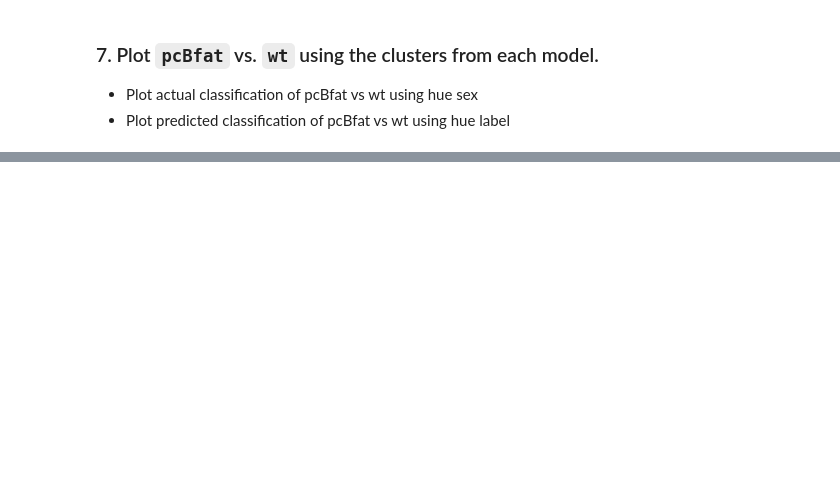
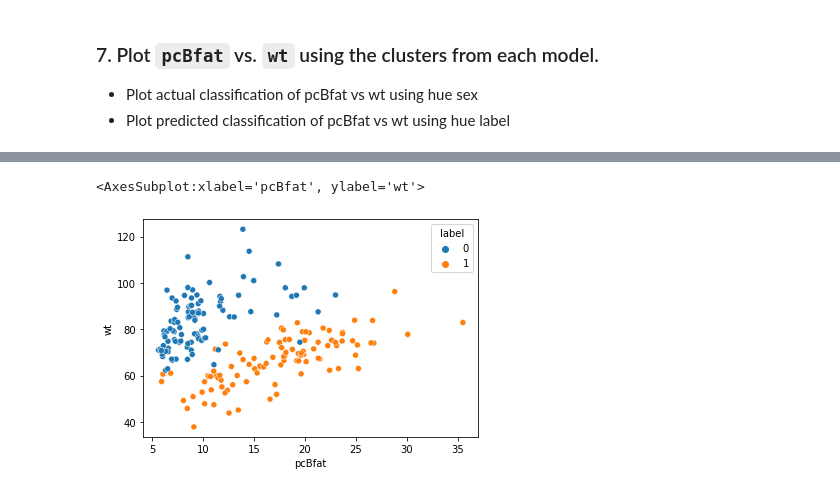
Before and after one commit to Zhouzhenjie09/IOD, a Jupyter notebook: 1_lab/mob6_lab/IOD_Lab 6.1.1.ipynb, the cells around one changed output, grey strips where cells are left out. Saved outputs shown, nothing was run; the diff lists cells and outputs as text; code cells hidden in the pictures; blank space fills up the shorter version.

```diff
--- a/1_lab/mob6_lab/IOD_Lab 6.1.1.ipynb
+++ b/1_lab/mob6_lab/IOD_Lab 6.1.1.ipynb
@@ -93,0 +194,5 @@ csv_file = 'ais.csv'
+# %%
+# ANSWER
+from sklearn.cluster import KMeans
+
+kmeans_df2 = KMeans(n_clusters=2, random_state=0).fit(scaled_df)
@@ -114,0 +283,5 @@ Below is a plot of sum of squared distances for k in the range specified above.
+# %%
+sns.scatterplot(data=df, x= 'pcBfat',y='wt', hue='label')
+# %% [output]
+<AxesSubplot:xlabel='pcBfat', ylabel='wt'>
+[figure, added]
```
Also changed, not shown: parts of 27 cells of this notebook, 4 other files.
